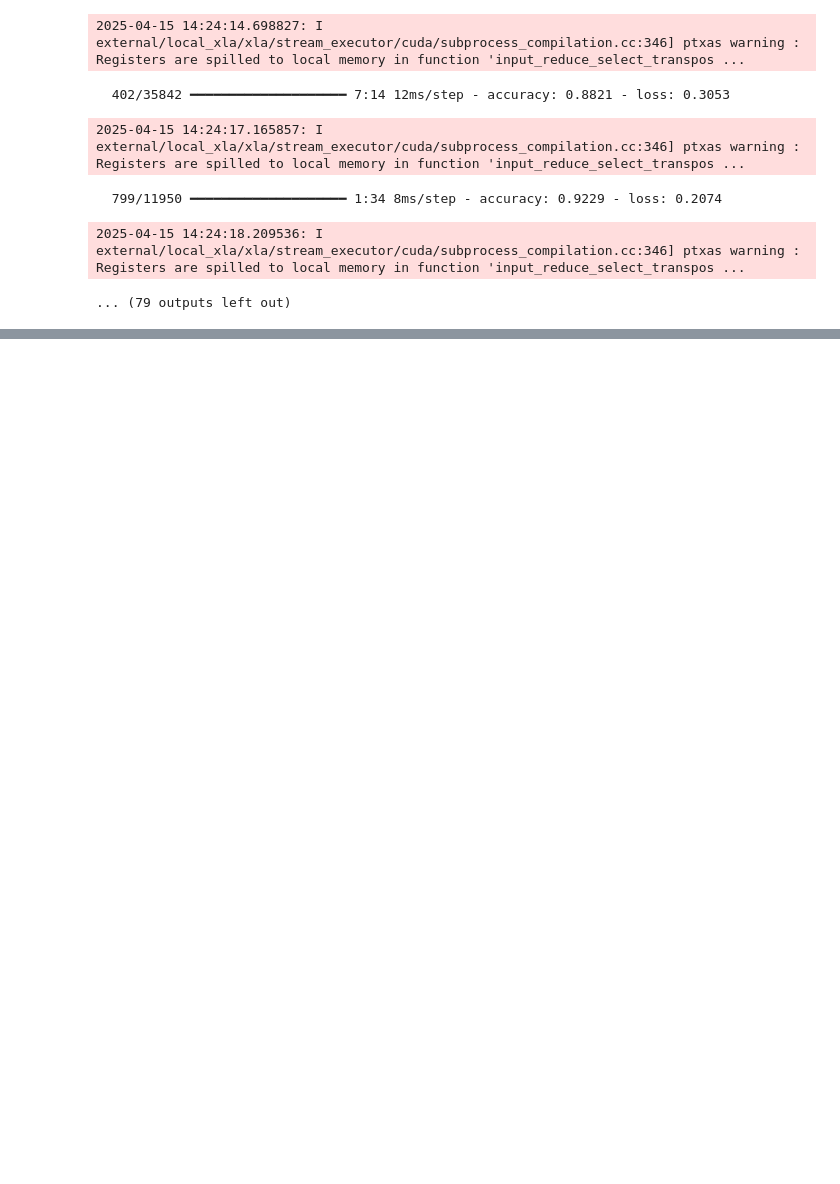
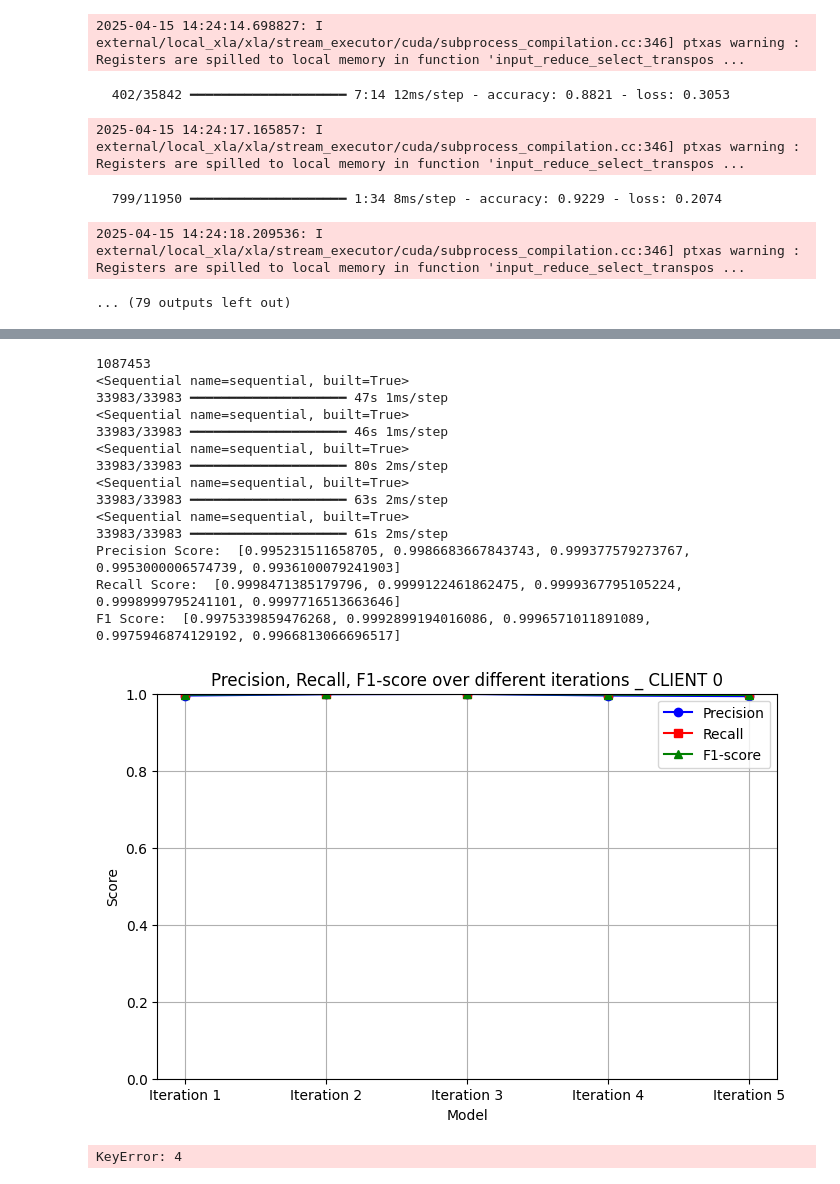
Before and after one commit to HocVoNgThai/Enhancing-Privacy-Preservation-of-Federated-Learning-for-Intrusion-Detection-System, a Jupyter notebook: CNN_Init_FL_simulation.ipynb, the cells around one changed output, grey strips where cells are left out. Saved outputs shown, nothing was run; the diff lists cells and outputs as text; code cells hidden in the pictures; blank space fills up the shorter version.

Commit message:
cập nhật code vẽ biều đồ cho FL- bản temp

```diff
--- a/CNN_Init_FL_simulation.ipynb
+++ b/CNN_Init_FL_simulation.ipynb
@@ -9,11 +9,10 @@ from tensorflow.keras.utils import Sequence, to_categorical
 from tensorflow.keras.models import Sequential
 from tensorflow.keras import layers, models
 from tensorflow.keras.layers import Conv1D, MaxPooling1D, Flatten, Dense, Dropout
-# temp_dir = "C:/Users/hoang/FileCSV_DACN_2025/ddos_dos_"  # Thư mục lưu file tạm
+# temp_dir = "C:/Users/hoang/FileCSV_DACN_2025/ddos_dos_"
 
 input_files = [f"file{i+1}.csv" for i in range(3)]
-
-temp_dir =  "2Type_"
+temp_dir =  "C:/Users/hoang/FileCSV_DACN_2025/2Type_"
 
 input_files = [temp_dir + output_file for output_file in input_files]
 print(input_files)
@@ -218,3 +204,17 @@ I0000 00:00:1744701852.386899     835 device_compiler.h:188] Compiled cluster us
   799/11950 ━━━━━━━━━━━━━━━━━━━━ 1:34 8ms/step - accuracy: 0.9229 - loss: 0.2074
 2025-04-15 14:24:18.209536: I external/local_xla/xla/stream_executor/cuda/subprocess_compilation.cc:346] ptxas warning : Registers are spilled to local memory in function 'input_reduce_select_transpos ...
 ... (79 outputs left out)
+# %%
+from tensorflow.keras.models import load_model
+# tempdirs = ["D:/DoAnChuyenNganh_Train/client_0_log/11h18p__02-04-2025/", "D:/DoAnChuyenNganh_Train/client_1_log/11h18p__02-04-2025/",  "D:/DoAnChuyenNganh_Train/client_2_log/11h18p__02-04-2025/"]
+timeFolder="14h24p__15-04/"
+tempdirs = [f"D:/DoAnChuyenNganh_Train/log/client_{i}_log/" for i in range(len(active_clients_list))]
+
+
+model_names =[timeFolder+f"model_{i+1}.keras" for i in range(5)]
+print(model_names)
+models = {}
+
+for i, client_name in enumerate(active_clients_list):
+    models[client_name] = [load_model(tempdirs[i]+model_name) for model_name in model_names]
+print (models['client_0'])
@@ -274,0 +273,49 @@ print (models)
+# %%
+# Client 0
+import matplotlib.pyplot as plt
+import numpy as np
+import tensorflow as tf
+import matplotlib.pyplot as plt
+import seaborn as sns
+from sklearn.metrics import confusion_matrix
+
+precisions = []
+recalls = []
+f1s = []
+
+Iterations = [f"Iteration {index+1}" for index in range(5)]
+
+X_test = []
+y_test = []
+for X_batch, y_batch in test_gens[i].take(num_batch_test_eachClient[0]):
+    X_test.append(X_batch.numpy())
+    y_test.append(y_batch.numpy())
+X_test = np.concatenate(X_test, axis=0)
+y_test = np.concatenate(y_test, axis=0)
+
+print(len(X_test))
+for iteration in range(len(Iterations)):
+    print(models[client_name][iteration])
+    y_pred_pre = models[client_name][iteration].predict(X_test, verbose=1)
+    y_pred = (y_pred_pre > 0.5).astype(int).flatten()
+
+    precisions.append(precision_score(y_test, y_pred, average='binary'))
+    recalls.append(recall_score(y_test, y_pred, average='binary'))
+    f1s.append(f1_score(y_test, y_pred, average='binary'))
+# %% [output]
+1087453
+<Sequential name=sequential, built=True>
+33983/33983 ━━━━━━━━━━━━━━━━━━━━ 47s 1ms/step
+<Sequential name=sequential, built=True>
+33983/33983 ━━━━━━━━━━━━━━━━━━━━ 46s 1ms/step
+<Sequential name=sequential, built=True>
+33983/33983 ━━━━━━━━━━━━━━━━━━━━ 80s 2ms/step
+<Sequential name=sequential, built=True>
+33983/33983 ━━━━━━━━━━━━━━━━━━━━ 63s 2ms/step
+<Sequential name=sequential, built=True>
+33983/33983 ━━━━━━━━━━━━━━━━━━━━ 61s 2ms/step
+Precision Score:  [0.995231511658705, 0.9986683667843743, 0.999377579273767, 0.9953000006574739, 0.9936100079241903]
+Recall Score:  [0.9998471385179796, 0.9999122461862475, 0.9999367795105224, 0.9998999795241101, 0.9997716513663646]
+F1 Score:  [0.9975339859476268, 0.9992899194016086, 0.9996571011891089, 0.9975946874129192, 0.9966813066696517]
+[figure, added]
+KeyError: 4
```
Also changed, not shown: parts of 14 cells of this notebook, 1 other file.
